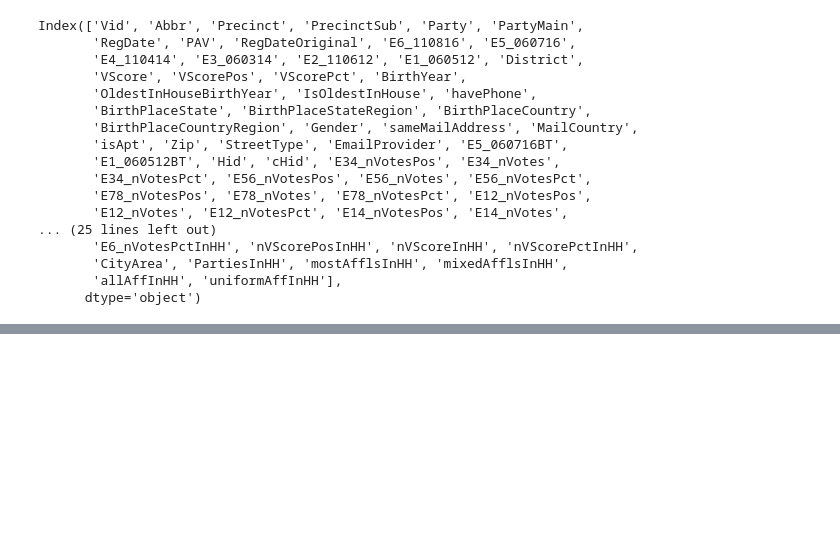
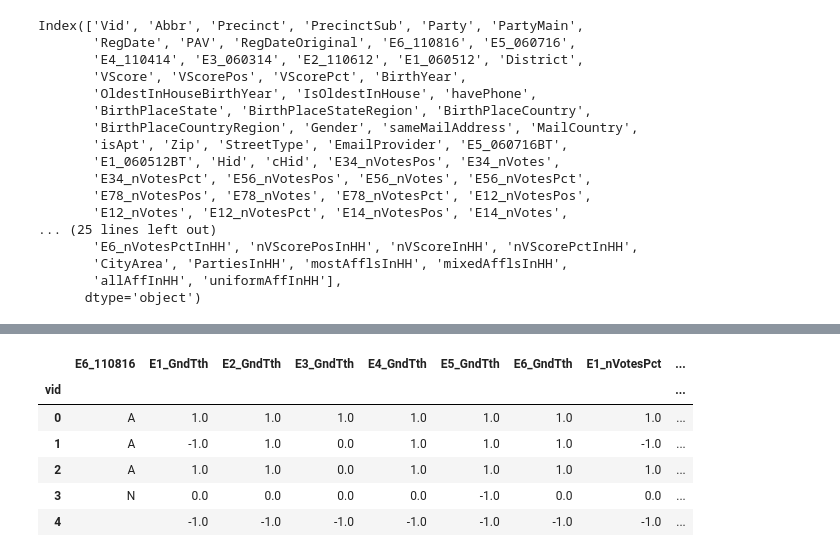
Before and after one commit to alsnkline/LocalVoters, a Jupyter notebook: 18_Modeling_working.ipynb, the cells around one changed output, grey strips where cells are left out. Drawn from its saved outputs; the diff is of its cells as text; code cells hidden in the pictures; blank space fills up the shorter version.

```diff
--- a/18_Modeling_working.ipynb
+++ b/18_Modeling_working.ipynb
@@ -66,0 +44,25 @@ dfw
+# %%
+#full col list
+data_cols = ['Abbr', 'Precinct', 'PrecinctSub', 'Party', 'PartyMain',
+       'RegDate', 'PAV', 'RegDateOriginal','VScorePct', 'nVScorePctInHH', 'BirthYear',
+       'OldestInHouseBirthYear', 'IsOldestInHouse', 'havePhone',
+       'BirthPlaceState', 'BirthPlaceStateRegion', 'BirthPlaceCountry',
+       'BirthPlaceCountryRegion', 'Gender', 'sameMailAddress', 'MailCountry',
+       'isApt', 'Zip', 'StreetType', 'EmailProvider','nVotersInHH', 'PAVCode', 'nPAVInHH',
+       'HasParty', 'nAffInHH', 'isDEM', 'isREP', 'isNPP', 'nDEMInHH',
+       'nREPInHH', 'nNPPInHH','BirthYear','nVScorePctInHH',
+       'CityArea', 'mostAfflsInHH', 'mixedAfflsInHH',
+       'allAffInHH', 'uniformAffInHH']
+# cut down list for checking/developing code
+#data_cols = ['Party', 'PartyMain','PAV','nVotersInHH', 'PAVCode','HasParty', 'nAffInHH', 'isDEM', 'isREP',]
+e_cols = ['E6_110816', 'E5_060716','E4_110414', 'E3_060314', 'E2_110612', 'E1_060512']
+gdt_cols = ['E1_GndTth', 'E2_GndTth', 'E3_GndTth', 'E4_GndTth','E5_GndTth', 'E6_GndTth']
+nvp_cols = ['E6_nVotesPct','E5_nVotesPct','E4_nVotesPct','E3_nVotesPct','E2_nVotesPct','E1_nVotesPct']
+nvphh_cols = ['E1_nVotesPctInHH', 'E2_nVotesPctInHH', 'E3_nVotesPctInHH',
+              'E4_nVotesPctInHH', 'E5_nVotesPctInHH', 'E6_nVotesPctInHH']
+cv_cols = ['E34_nVotesPct', 'E56_nVotesPct', 'E78_nVotesPct']
+cvhh_cols = ['E34_nVotesPctInHH','E56_nVotesPctInHH','E78_nVotesPctInHH']
+
+#turn required series around:
+e_cols = e_cols[::-1]
+nvp_cols = nvp_cols[::-1]
@@ -67,3 +80,15 @@ dfw
+# %%
+cols = e_cols+gdt_cols+nvp_cols+nvphh_cols+cv_cols+cvhh_cols
+dfw = voters.loc[:,cols+data_cols]
+dfw.iloc[:5,5:15]
+# %% [output]
+|  | E6_110816 | E1_GndTth | E2_GndTth | E3_GndTth | E4_GndTth | E5_GndTth | E6_GndTth | E1_nVotesPct | ... |
+| vid |  |  |  |  |  |  |  |  | ... |
+| 0 | A | 1.0 | 1.0 | 1.0 | 1.0 | 1.0 | 1.0 | 1.0 | ... |
+| 1 | A | -1.0 | 1.0 | 0.0 | 1.0 | 1.0 | 1.0 | -1.0 | ... |
+| 2 | A | 1.0 | 1.0 | 0.0 | 1.0 | 1.0 | 1.0 | 1.0 | ... |
+| 3 | N | 0.0 | 0.0 | 0.0 | 0.0 | -1.0 | 0.0 | 0.0 | ... |
+| 4 |  | -1.0 | -1.0 | -1.0 | -1.0 | -1.0 | -1.0 | -1.0 | ... |
 # %%
 # relevant question on unstack rather than stack
 #https://stackoverflow.com/questions/33057946/unstack-or-pivot-only-some-columns
```
Also changed, not shown: parts of 33 cells of this notebook, 3 other files.
